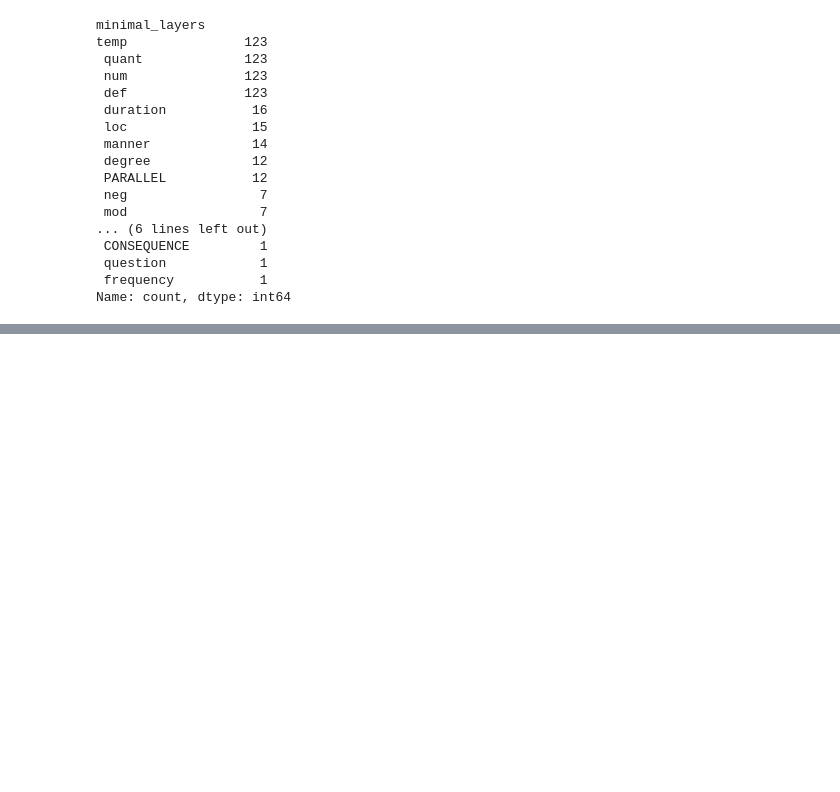
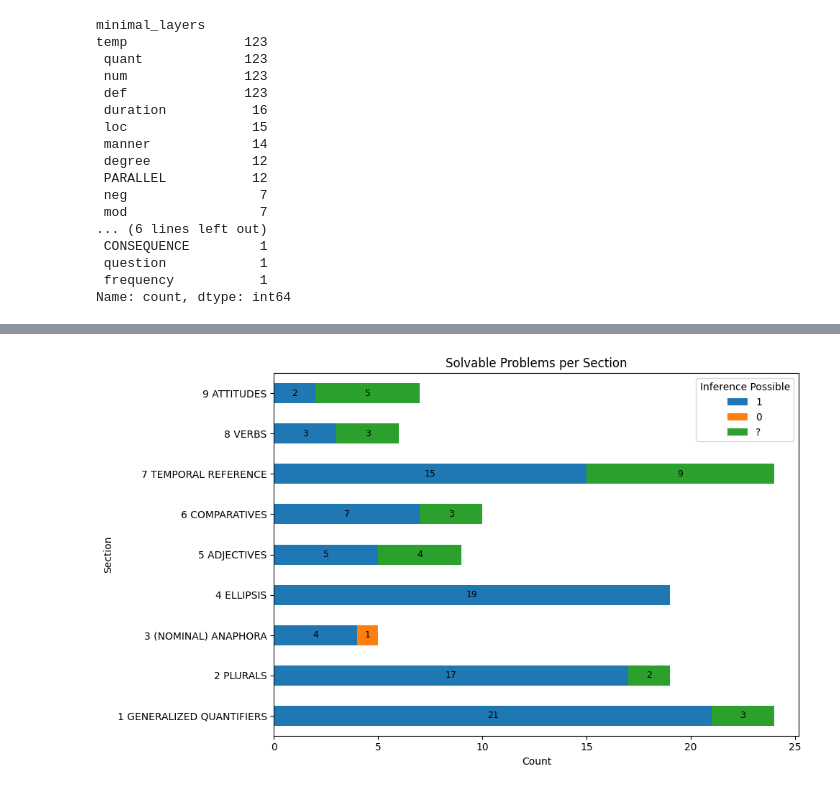
Before and after one commit to ivomitov/YARN2FOL, a Jupyter notebook: explore_fracas.ipynb, the cells around one changed output, grey strips where cells are left out. Cells and saved outputs as stored; diff of their text form; code cells hidden in the pictures; blank space fills up the shorter version.

```diff
--- a/explore_fracas.ipynb
+++ b/explore_fracas.ipynb
@@ -183,0 +207,4 @@ Name: count, dtype: int64
+# %%
+plot_inference_distribution(filtered_one_premise_yes_no)
+# %% [output]
+[figure, added]
```
Also changed, not shown: parts of 16 cells of this notebook.
